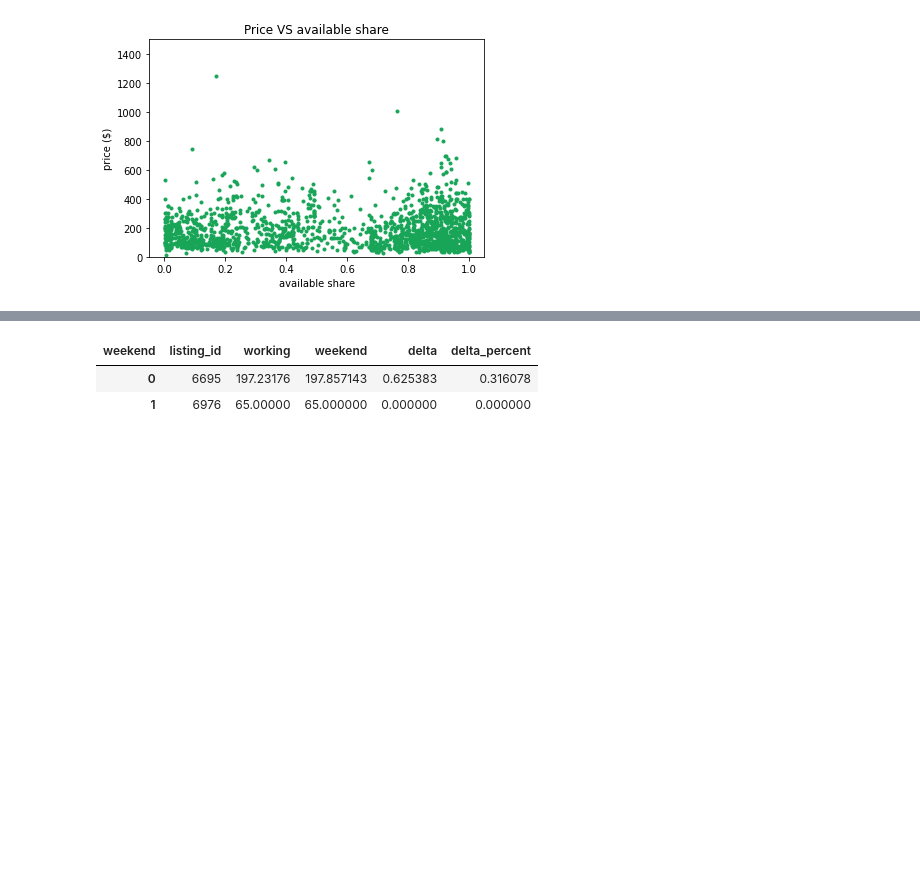
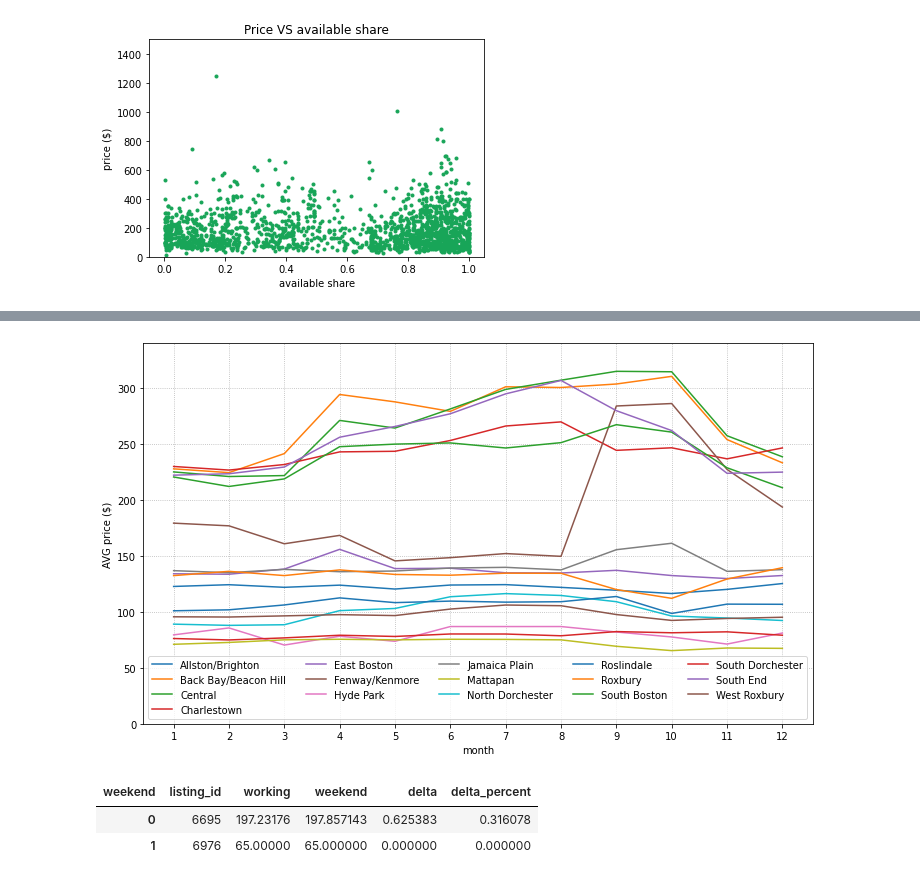
Before and after one commit to DariaSatco/airbnb_boston_analytics, a Jupyter notebook: EDA.ipynb, the cells around one changed output, grey strips where cells are left out. Saved outputs shown, nothing was run; the diff lists cells and outputs as text; code cells hidden in the pictures; blank space fills up the shorter version.

Commit message:
added sentiment analysis + extended district analytics

```diff
--- a/EDA.ipynb
+++ b/EDA.ipynb
@@ -164,6 +161,8 @@ district_stat = (sample
 district_stat = district_stat.rename(columns={'id': 'num_listings'})
 district_stat['density'] = district_stat['num_listings']/district_stat['area_km2']
 district_stat = district_stat.sort_values(by=['price'], ascending=True)
+# %%
+listing = listing.merge(district_stat[['district', 'density']], on='district', how='left')
 # %%
 fig, axes = plt.subplots(figsize=(8,5), ncols=2, sharey=True)
 fig.tight_layout()
@@ -345,3 +344,26 @@ plt.show()
+# %%
+month_district_stat = (calendar_sample
+                      .merge(listing[['id', 'district']],
+                             left_on='listing_id', right_on='id',
+                            how='left')
+                      .groupby(by=['district', 'month'])
+                      .agg({'price': 'mean',
+                            'available_lid': pd.Series.nunique})
+                      .reset_index())
+
+plt.figure(figsize=(12,7))
+for d in month_district_stat['district'].unique():
+    selection = month_district_stat[month_district_stat['district']==d]
+    plt.plot(selection['month'], selection['price'], label=d)
+plt.grid(linestyle=':')
+plt.legend(ncol=5, loc='lower left')
+plt.xticks(month_district_stat['month'].unique())
+plt.ylim(0, 340)
+plt.ylabel('AVG price ($)')
+plt.xlabel('month')
+plt.show()
+# %% [output]
+[figure, added]
 # %%
 # price at working vs weekends
 availability_wd = pd.pivot_table(calendar_sample,
```
Also changed, not shown: parts of 10 cells of this notebook.
